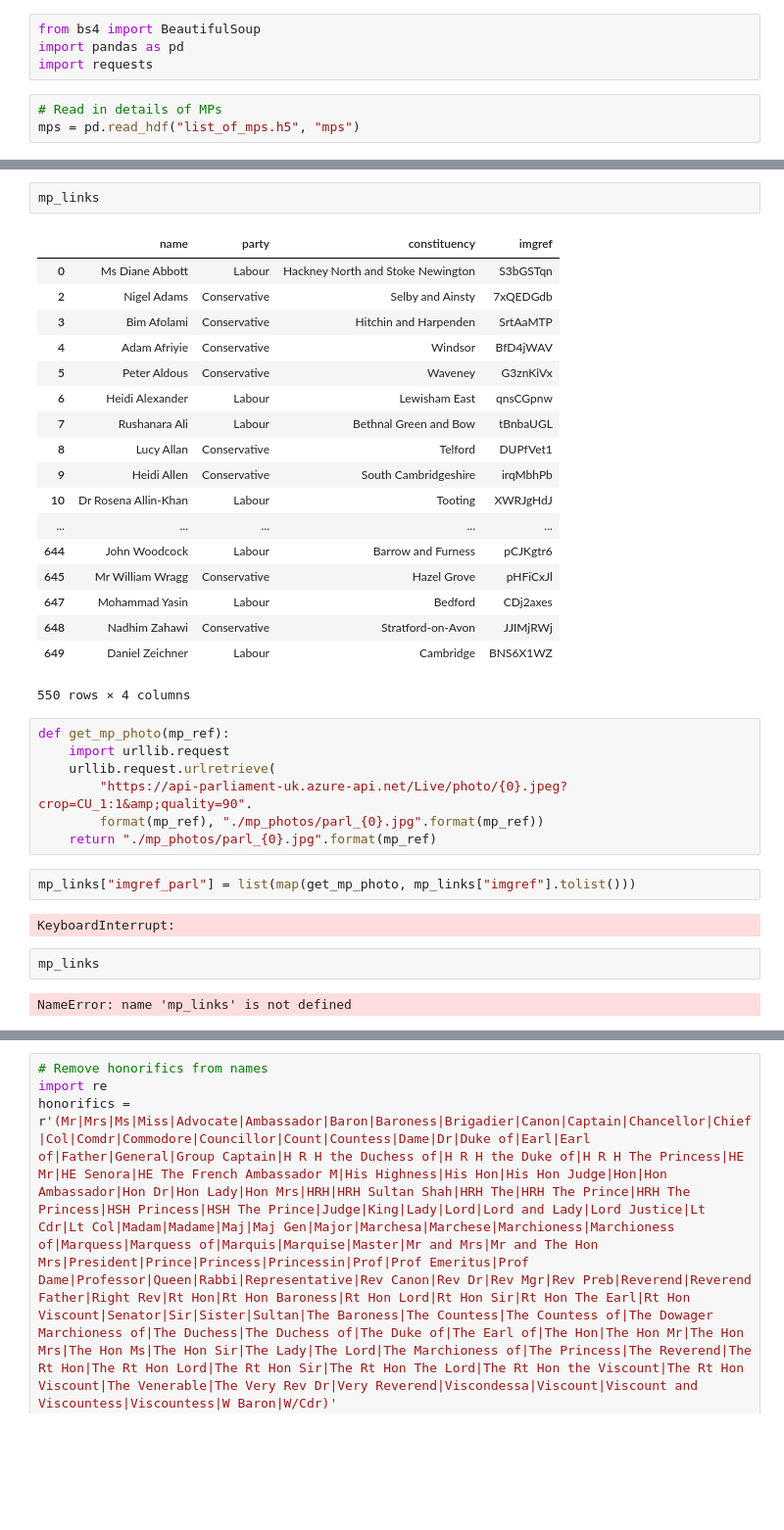
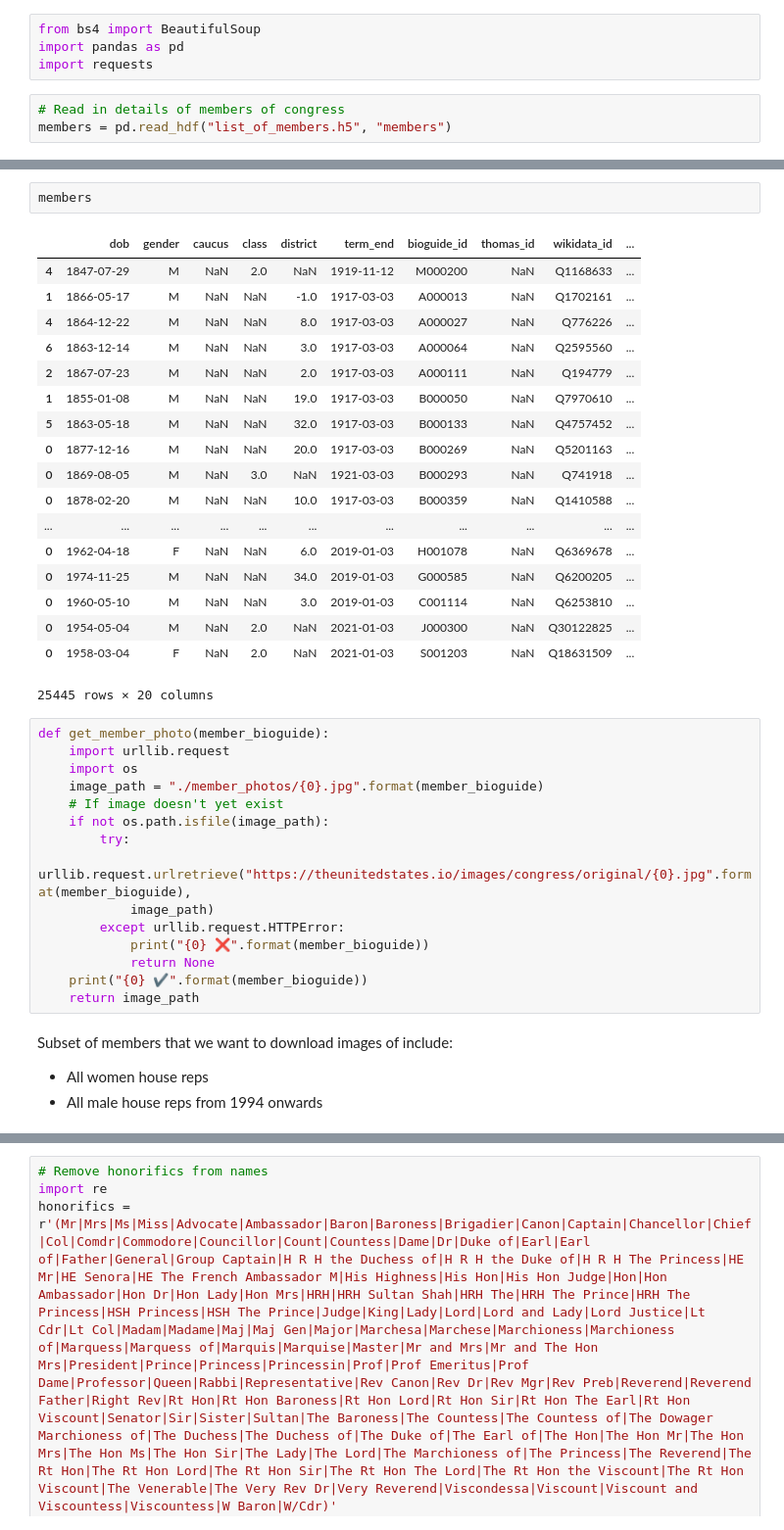
Before and after one commit to dldx/women-in-congress, a Jupyter notebook: MP_photos.ipynb, the cells around one changed output, grey strips where cells are left out. Shown at 98% size. Saved outputs shown, nothing was run; the diff lists cells and outputs as text; blank space fills up the shorter version.

```diff
--- a/MP_photos.ipynb
+++ b/MP_photos.ipynb
@@ -5,5 +5,5 @@ from bs4 import BeautifulSoup
 import pandas as pd
 import requests
 # %%
-# Read in details of MPs
-mps = pd.read_hdf("list_of_mps.h5", "mps")
+# Read in details of members of congress
+members = pd.read_hdf("list_of_members.h5", "members")
@@ -43,36 +10,40 @@ mp_links = mp_links.query("name != 'placeholder'")[
-# %%
-mp_links
-# %% [output]
-|  | name | party | constituency | imgref |
-| 0 | Ms Diane Abbott | Labour | Hackney North and Stoke Newington | S3bGSTqn |
-| 2 | Nigel Adams | Conservative | Selby and Ainsty | 7xQEDGdb |
-| 3 | Bim Afolami | Conservative | Hitchin and Harpenden | SrtAaMTP |
-| 4 | Adam Afriyie | Conservative | Windsor | BfD4jWAV |
-| 5 | Peter Aldous | Conservative | Waveney | G3znKiVx |
-| 6 | Heidi Alexander | Labour | Lewisham East | qnsCGpnw |
-| 7 | Rushanara Ali | Labour | Bethnal Green and Bow | tBnbaUGL |
-| 8 | Lucy Allan | Conservative | Telford | DUPfVet1 |
-| 9 | Heidi Allen | Conservative | South Cambridgeshire | irqMbhPb |
-| 10 | Dr Rosena Allin-Khan | Labour | Tooting | XWRJgHdJ |
-| ... | ... | ... | ... | ... |
-| 644 | John Woodcock | Labour | Barrow and Furness | pCJKgtr6 |
-| 645 | Mr William Wragg | Conservative | Hazel Grove | pHFiCxJl |
-| 647 | Mohammad Yasin | Labour | Bedford | CDj2axes |
-| 648 | Nadhim Zahawi | Conservative | Stratford-on-Avon | JJIMjRWj |
-| 649 | Daniel Zeichner | Labour | Cambridge | BNS6X1WZ |
-550 rows × 4 columns
-# %%
-def get_mp_photo(mp_ref):
-    import urllib.request
-    urllib.request.urlretrieve(
-        "https://api-parliament-uk.azure-api.net/Live/photo/{0}.jpeg?crop=CU_1:1&amp;quality=90".
-        format(mp_ref), "./mp_photos/parl_{0}.jpg".format(mp_ref))
-    return "./mp_photos/parl_{0}.jpg".format(mp_ref)
-# %%
-mp_links["imgref_parl"] = list(map(get_mp_photo, mp_links["imgref"].tolist()))
-# %% [output]
-KeyboardInterrupt:
-# %%
-mp_links
-# %% [output]
-NameError: name 'mp_links' is not defined
+# %%
+members
+# %% [output]
+|  | dob | gender | caucus | class | district | term_end | bioguide_id | thomas_id | wikidata_id | ... |
+| 4 | 1847-07-29 | M | NaN | 2.0 | NaN | 1919-11-12 | M000200 | NaN | Q1168633 | ... |
+| 1 | 1866-05-17 | M | NaN | NaN | -1.0 | 1917-03-03 | A000013 | NaN | Q1702161 | ... |
+| 4 | 1864-12-22 | M | NaN | NaN | 8.0 | 1917-03-03 | A000027 | NaN | Q776226 | ... |
+| 6 | 1863-12-14 | M | NaN | NaN | 3.0 | 1917-03-03 | A000064 | NaN | Q2595560 | ... |
+| 2 | 1867-07-23 | M | NaN | NaN | 2.0 | 1917-03-03 | A000111 | NaN | Q194779 | ... |
+| 1 | 1855-01-08 | M | NaN | NaN | 19.0 | 1917-03-03 | B000050 | NaN | Q7970610 | ... |
+| 5 | 1863-05-18 | M | NaN | NaN | 32.0 | 1917-03-03 | B000133 | NaN | Q4757452 | ... |
+| 0 | 1877-12-16 | M | NaN | NaN | 20.0 | 1917-03-03 | B000269 | NaN | Q5201163 | ... |
+| 0 | 1869-08-05 | M | NaN | 3.0 | NaN | 1921-03-03 | B000293 | NaN | Q741918 | ... |
+| 0 | 1878-02-20 | M | NaN | NaN | 10.0 | 1917-03-03 | B000359 | NaN | Q1410588 | ... |
+| ... | ... | ... | ... | ... | ... | ... | ... | ... | ... | ... |
+| 0 | 1962-04-18 | F | NaN | NaN | 6.0 | 2019-01-03 | H001078 | NaN | Q6369678 | ... |
+| 0 | 1974-11-25 | M | NaN | NaN | 34.0 | 2019-01-03 | G000585 | NaN | Q6200205 | ... |
+| 0 | 1960-05-10 | M | NaN | NaN | 3.0 | 2019-01-03 | C001114 | NaN | Q6253810 | ... |
+| 0 | 1954-05-04 | M | NaN | 2.0 | NaN | 2021-01-03 | J000300 | NaN | Q30122825 | ... |
+| 0 | 1958-03-04 | F | NaN | 2.0 | NaN | 2021-01-03 | S001203 | NaN | Q18631509 | ... |
+25445 rows × 20 columns
+# %%
+def get_member_photo(member_bioguide):
+    import urllib.request
+    import os
+    image_path = "./member_photos/{0}.jpg".format(member_bioguide)
+    # If image doesn't yet exist
+    if not os.path.isfile(image_path):
+        try:
+            urllib.request.urlretrieve("https://theunitedstates.io/images/congress/original/{0}.jpg".format(member_bioguide),
+            image_path)
+        except urllib.request.HTTPError:
+            print("{0} ❌".format(member_bioguide))
+            return None
+    print("{0} ✔️".format(member_bioguide))
+    return image_path
+# %% [markdown]
+Subset of members that we want to download images of include:
+* All women house reps
+* All male house reps from 1994 onwards
```
Also changed, not shown: parts of 6 cells of this notebook, 9 other files.
